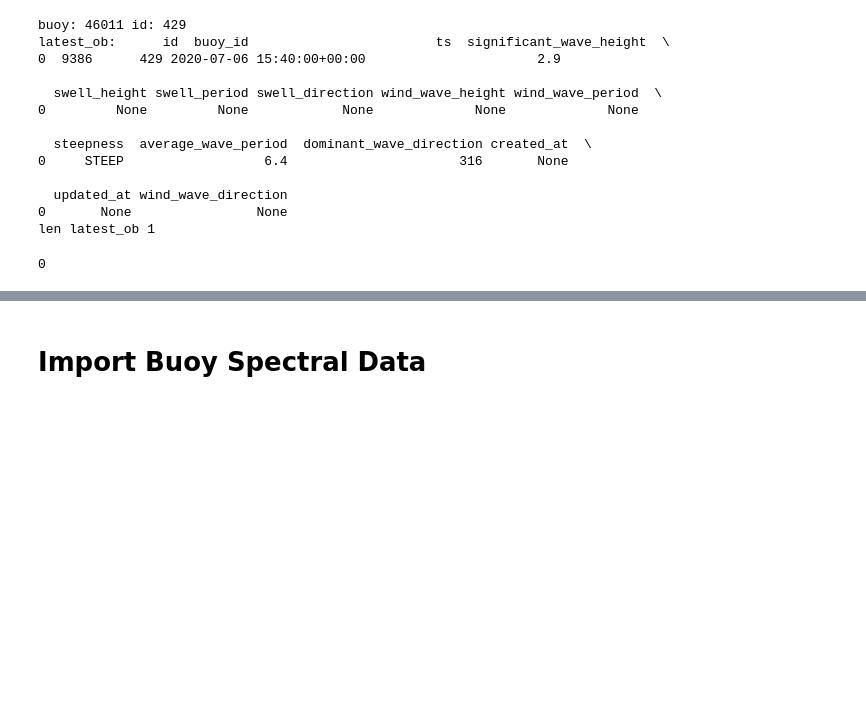
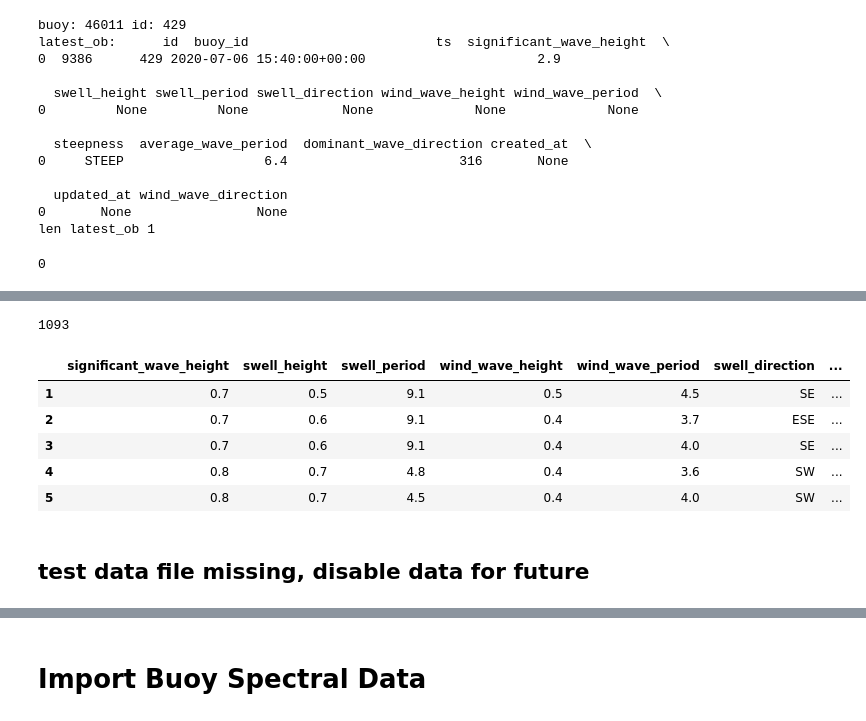
Before and after one commit to yipstar/surf_python, a Jupyter notebook: nbs/02_data.importer.buoy_data.ipynb, the cells around one changed output, grey strips where cells are left out. Drawn from its saved outputs; the diff is of its cells as text; code cells hidden in the pictures; blank space fills up the shorter version.

Commit message:
Catch HTTPError's in data.importer.buoy_data.import_buoy_realtime_wave_detail, disable data downloading for future and mark data_state = 'no_data'.

```diff
--- a/nbs/02_data.importer.buoy_data.ipynb
+++ b/nbs/02_data.importer.buoy_data.ipynb
@@ -200,6 +200,7 @@ datetime.datetime(2020, 7, 3, 23, 40, tzinfo=datetime.timezone.utc)
 #export
 
 from huey.data.sql import get_db_engine
+from urllib.error import HTTPError
 
 def import_buoy_realtime_wave_detail(station_id):
     db_engine = get_db_engine()
@@ -212,9 +213,14 @@ def import_buoy_realtime_wave_detail(station_id):
     print(f"latest_ob: {latest_ob}")
     print(f"len latest_ob {len(latest_ob)}")
 
-
-    realtime_url = f"https://www.ndbc.noaa.gov/data/realtime2/{station_id}.spec"
-    df = pd.read_csv(realtime_url, delim_whitespace=True)
+    try:
+        realtime_url = f"https://www.ndbc.noaa.gov/data/realtime2/{station_id}.spec"
+        df = pd.read_csv(realtime_url, delim_whitespace=True)
+    except HTTPError as e:
+        print(f"Error: {e}")
+        sql = f"update buoy set data_download_active = 'f', data_state = 'no_data' where id = {buoy.id}"
+        db_engine.execute(sql)
+        return
 
     df["buoy_id"] = buoy.id
 
@@ -299,3 +307,5 @@ len latest_ob 1
 len(df_test)
 # %% [output]
 0
+# %%
+df_montauk = import_buoy_realtime_wave_detail("44017")
@@ -301,0 +318,15 @@ len(df_test)
+# %%
+len(df_montauk)
+# %% [output]
+1093
+# %%
+df_montauk.head()
+# %% [output]
+|  | significant_wave_height | swell_height | swell_period | wind_wave_height | wind_wave_period | swell_direction | ... |
+| 1 | 0.7 | 0.5 | 9.1 | 0.5 | 4.5 | SE | ... |
+| 2 | 0.7 | 0.6 | 9.1 | 0.4 | 3.7 | ESE | ... |
+| 3 | 0.7 | 0.6 | 9.1 | 0.4 | 4.0 | SE | ... |
+| 4 | 0.8 | 0.7 | 4.8 | 0.4 | 3.6 | SW | ... |
+| 5 | 0.8 | 0.7 | 4.5 | 0.4 | 4.0 | SW | ... |
+# %% [markdown]
+## test data file missing, disable data for future
```
Also changed, not shown: parts of 8 cells of this notebook, 1 other file.
